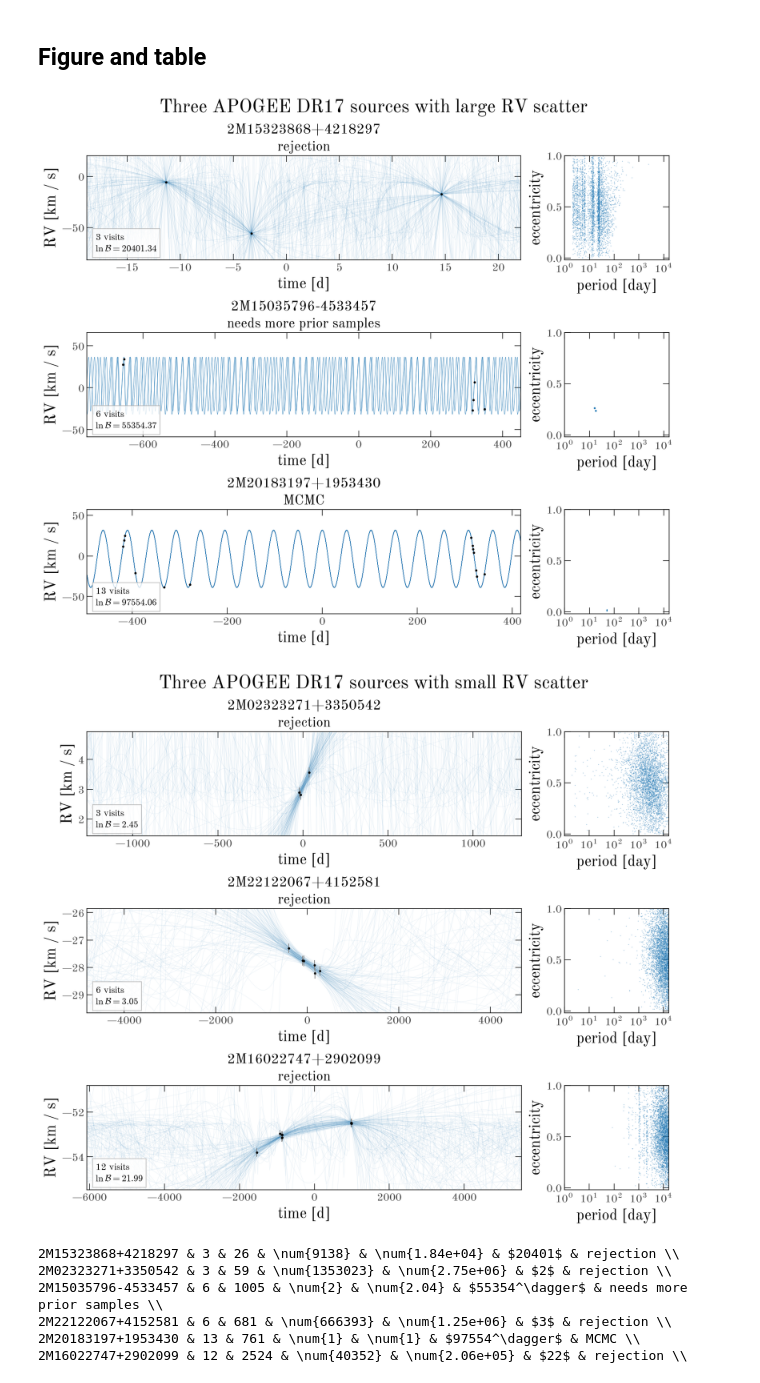
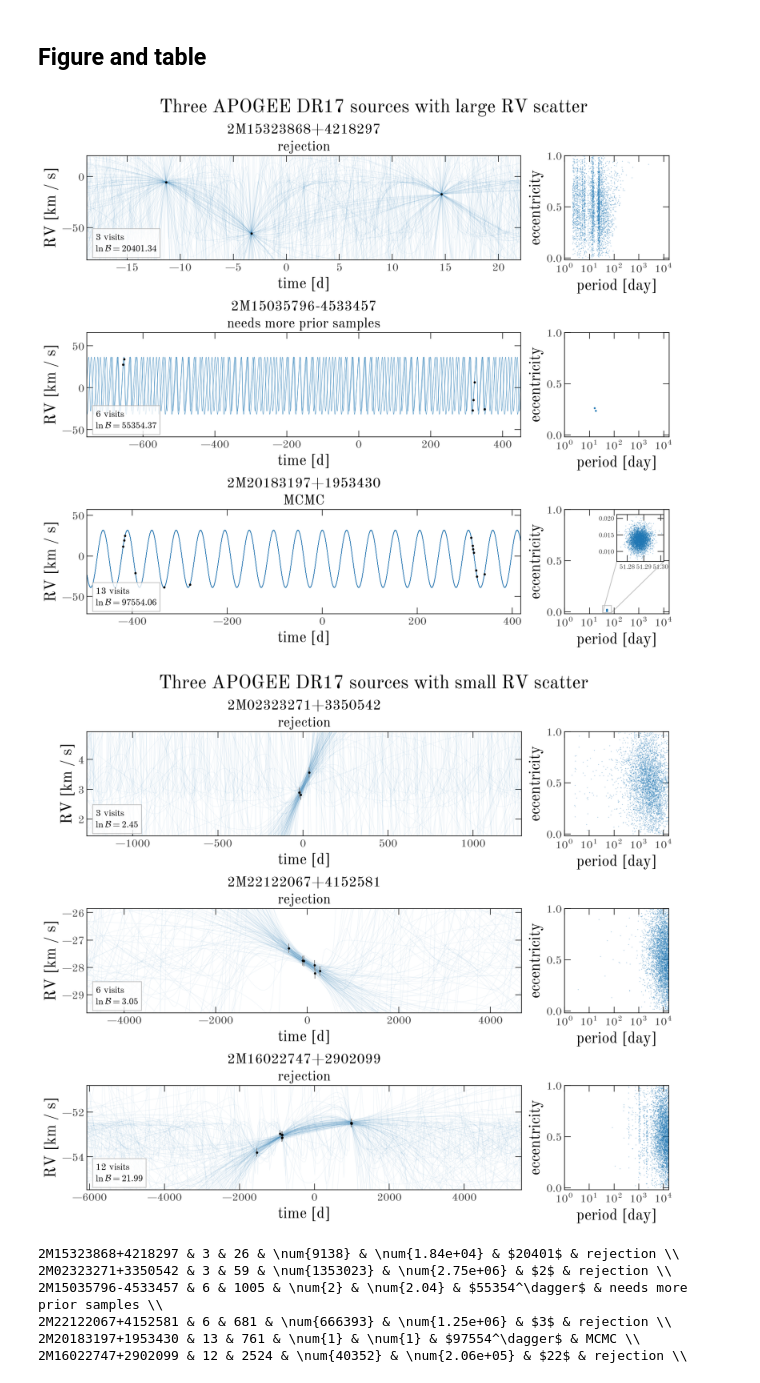
Before and after one commit to adrn/harv-paper, a Jupyter notebook: scripts/apogee-pipeline.ipynb, the cells around one changed output. Saved outputs shown, nothing was run; the diff lists cells and outputs as text; code cells hidden in the pictures.

Commit message:
add inset and run final notebook

```diff
--- a/scripts/apogee-pipeline.ipynb
+++ b/scripts/apogee-pipeline.ipynb
@@ -202,7 +202,9 @@ for i, row in enumerate(results):
     print(
         f"MAP sample: P = {m['period'].to_value('day').item():.4f} d, "
         f"ln L = {m.ln_likelihood.item():.2f}, "
-        f"chi2 = {m.chi2(data, model).item():.1f} for {data.rv.shape[0]} visits"
+        f"chi2 = {m.chi2(data, model).item():.1f}, "
+        f"reduced chi2 = {m.reduced_chi2(data, model).item():.1f}, "
+        "for {data.rv.shape[0]} visits"
     )
 # %% [output]
 2M20183197+1953430
@@ -247,35 +249,51 @@ for name, rows in [("large", results[0::2]), ("small", results[1::2])]:
             f"{row['N']} visits\n$\\ln\\mathcal{{B}} = {row['ln_B']:.2f}$",
             transform=ax_rv.transAxes,
             va="bottom",
             fontsize=12,
             bbox={"facecolor": "w", "edgecolor": "0.7", "alpha": 0.8},
         )
 
         # Zoom to the data: with 3 visits, the posterior orbits reach hundreds of km/s.
         rv = data.rv.to_value("km/s")
         pad = 0.5 * np.ptp(rv) + 1
         ax_rv.set_ylim(rv.min() - pad, rv.max() + pad)
 
-        ms = 2 if len(s) > 10 else 5
+        ms = 2 if len(s) > 10 and np.std(s["period"].value) > 1.0 else 5
         alpha = 0.5 if len(s) > 100 else 1.0
         ax_pe.plot(
             s["period"].to_value("day"),
             s["eccentricity"].value,
             ".", ms=ms, mew=0, alpha=alpha, color="tab:blue", rasterized=True,
         )  # fmt: skip
         ax_pe.set(
             xscale="log",
             xlim=(2, 16384),
             ylim=(-0.02, 1),
             xlabel="period [day]",
             ylabel="eccentricity",
             xticks=10 ** np.arange(0, 4 + 1, 1),
         )
         ax_pe.set_box_aspect(1)
 
+        # The MCMC posterior is a tiny mode: box it and zoom in with an inset.
+        if row["outcome"] == "MCMC":
+            P, e = s["period"].to_value("day"), s["eccentricity"].value
+            axin = ax_pe.inset_axes([0.5, 0.5, 0.45, 0.45])
+            axin.plot(
+                P, e, ".", ms=2, mew=0, alpha=0.5, color="tab:blue", rasterized=True
+            )
+            axin.ticklabel_format(useOffset=False)
+            axin.locator_params(nbins=3)
+            axin.tick_params(labelsize=8)
+            # The box is padded so it is visible at the scale of the full panel.
+            x0, y0 = P.min() / 1.5, max(e.min() - 0.04, -0.01)
+            ax_pe.indicate_inset(
+                [x0, y0, 1.5 * P.max() - x0, e.max() + 0.04 - y0], inset_ax=axin
+            )
+
     fig.savefig(figure_path / f"cs1-{name}-scatter.pdf", dpi=300)
 # %% [output]
-[figure, old version]
+[figure, new version]
 [figure]
 # %%
 tbl_filename = table_path / "cs1-apogee-output.tex"
```
Also changed, not shown: parts of 3 cells of this notebook, 2 other files.
